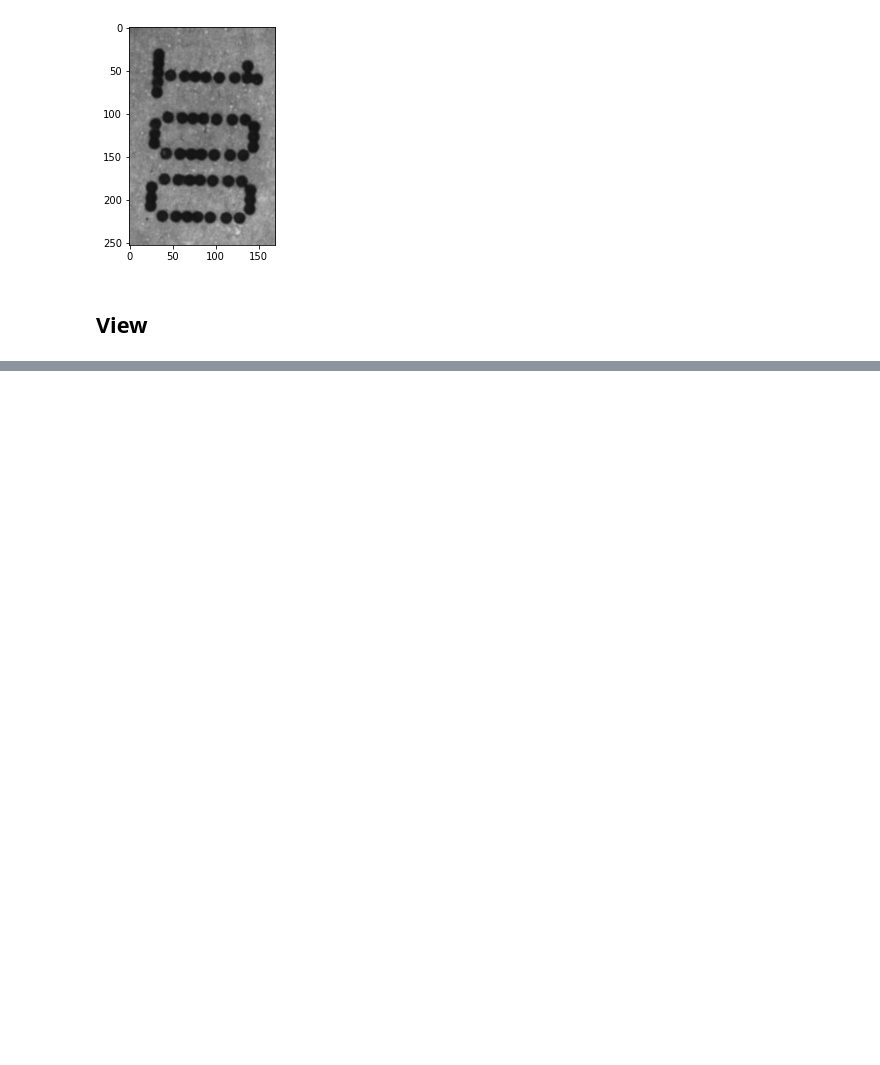
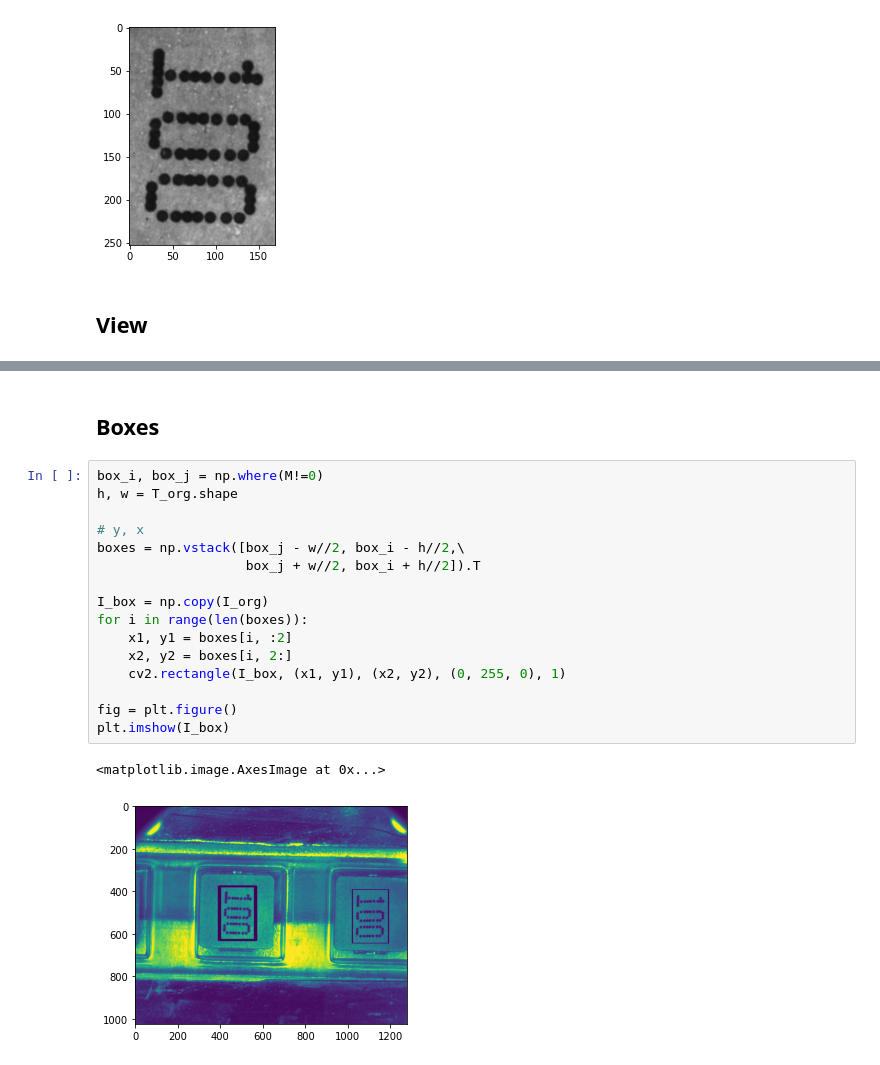
Before and after one commit to Abner0627/IPRV_Template-Matching, a Jupyter notebook: ipynb/main.ipynb, the cells around one changed output, grey strips where cells are left out. Saved outputs shown, nothing was run; the diff lists cells and outputs as text; blank space fills up the shorter version.

```diff
--- a/ipynb/main.ipynb
+++ b/ipynb/main.ipynb
@@ -78,0 +135,21 @@ plt.imshow(res)
+# %% [markdown]
+## Boxes
+# %%
+box_i, box_j = np.where(M!=0)
+h, w = T_org.shape
+
+# y, x
+boxes = np.vstack([box_j - w//2, box_i - h//2,\
+                   box_j + w//2, box_i + h//2]).T
+
+I_box = np.copy(I_org)
+for i in range(len(boxes)):
+    x1, y1 = boxes[i, :2]
+    x2, y2 = boxes[i, 2:]
+    cv2.rectangle(I_box, (x1, y1), (x2, y2), (0, 255, 0), 1)
+
+fig = plt.figure()
+plt.imshow(I_box)
+# %% [output]
+<matplotlib.image.AxesImage at 0x...>
+[figure, added]
```
Also changed, not shown: parts of 6 cells of this notebook, 1 other file.
